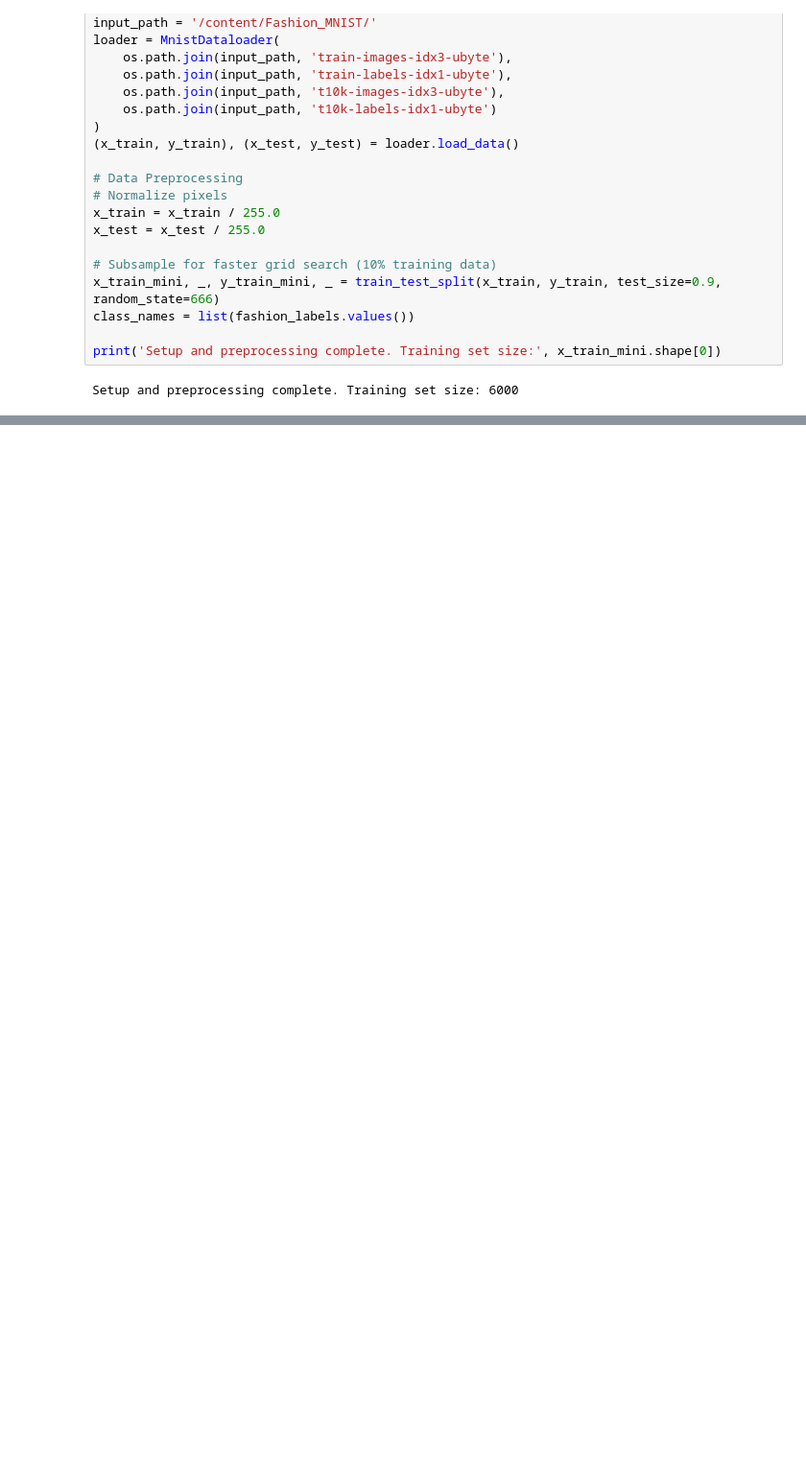
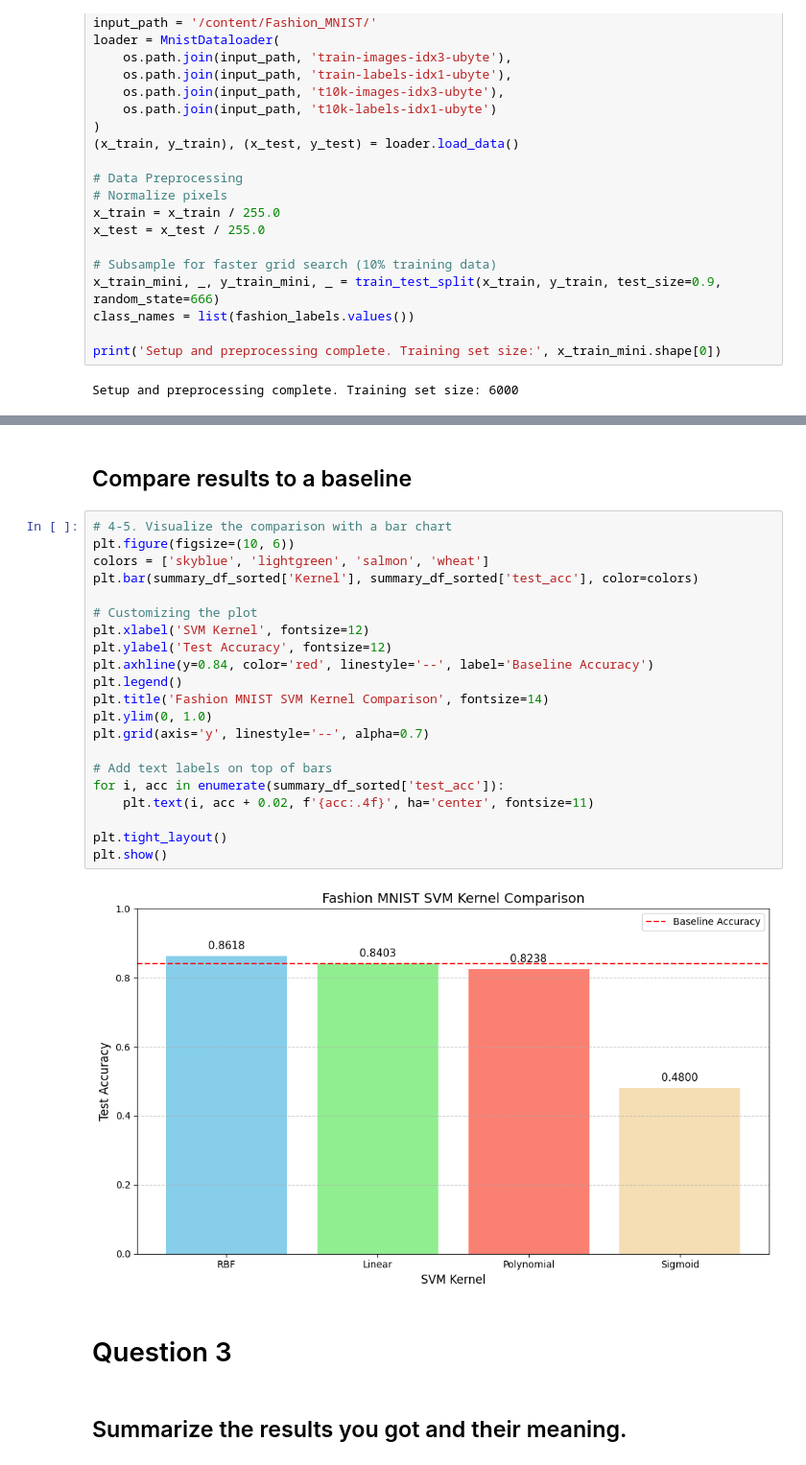
Before and after one commit to snig-17/COMP0014, a Jupyter notebook: COMP0014_Final_Coursework_Submission.ipynb, the cells around one changed output, grey strips where cells are left out. Shown at 96% size. Cells and saved outputs as stored; diff of their text form; blank space fills up the shorter version.

```diff
--- a/COMP0014_Final_Coursework_Submission.ipynb
+++ b/COMP0014_Final_Coursework_Submission.ipynb
@@ -509,0 +589,29 @@ weighted avg       0.50      0.48      0.47     10000
+# %% [markdown]
+## Compare results to a baseline
+# %%
+# 4-5. Visualize the comparison with a bar chart
+plt.figure(figsize=(10, 6))
+colors = ['skyblue', 'lightgreen', 'salmon', 'wheat']
+plt.bar(summary_df_sorted['Kernel'], summary_df_sorted['test_acc'], color=colors)
+
+# Customizing the plot
+plt.xlabel('SVM Kernel', fontsize=12)
+plt.ylabel('Test Accuracy', fontsize=12)
+plt.axhline(y=0.84, color='red', linestyle='--', label='Baseline Accuracy')
+plt.legend()
+plt.title('Fashion MNIST SVM Kernel Comparison', fontsize=14)
+plt.ylim(0, 1.0)
+plt.grid(axis='y', linestyle='--', alpha=0.7)
+
+# Add text labels on top of bars
+for i, acc in enumerate(summary_df_sorted['test_acc']):
+    plt.text(i, acc + 0.02, f'{acc:.4f}', ha='center', fontsize=11)
+
+plt.tight_layout()
+plt.show()
+# %% [output]
+[figure, added]
+# %% [markdown]
+# Question 3
+# %% [markdown]
+## Summarize the results you got and their meaning.
```
Also changed, not shown: parts of 52 cells of this notebook.
